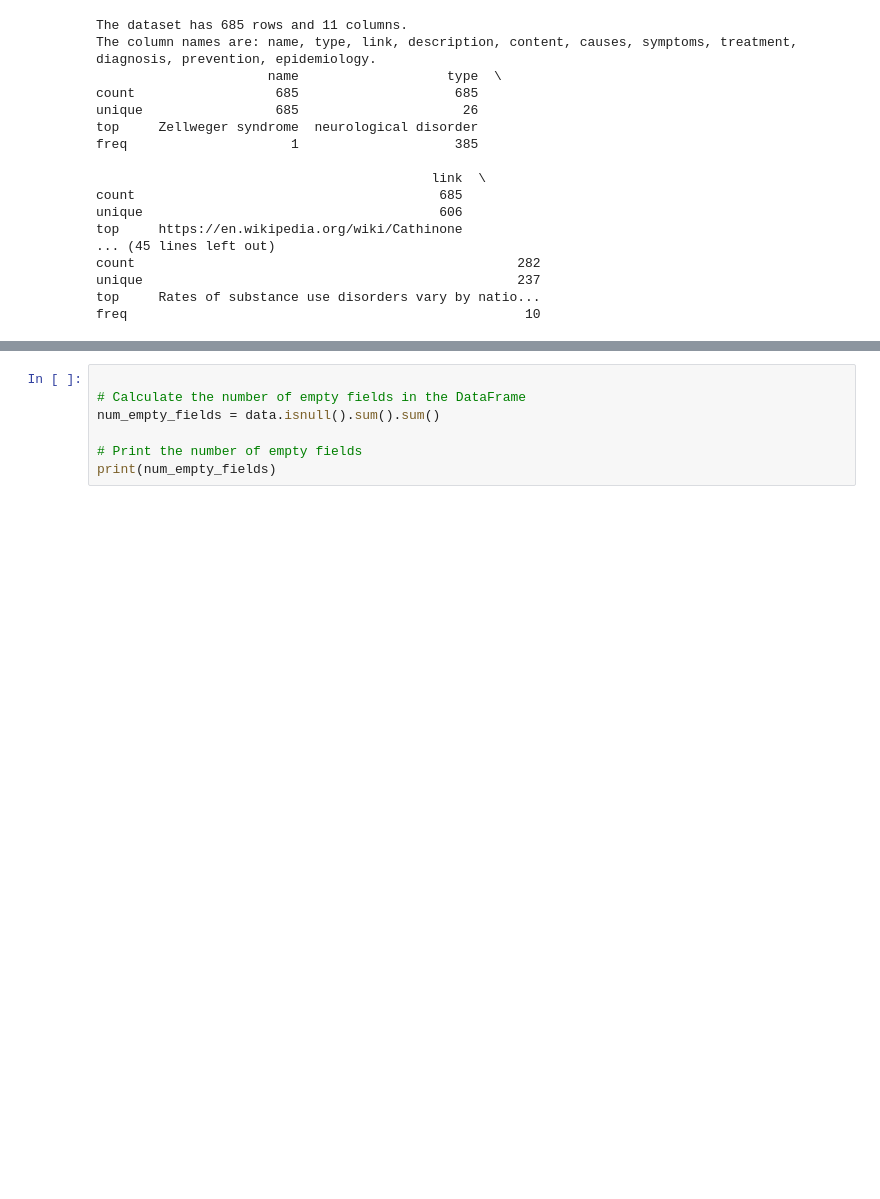
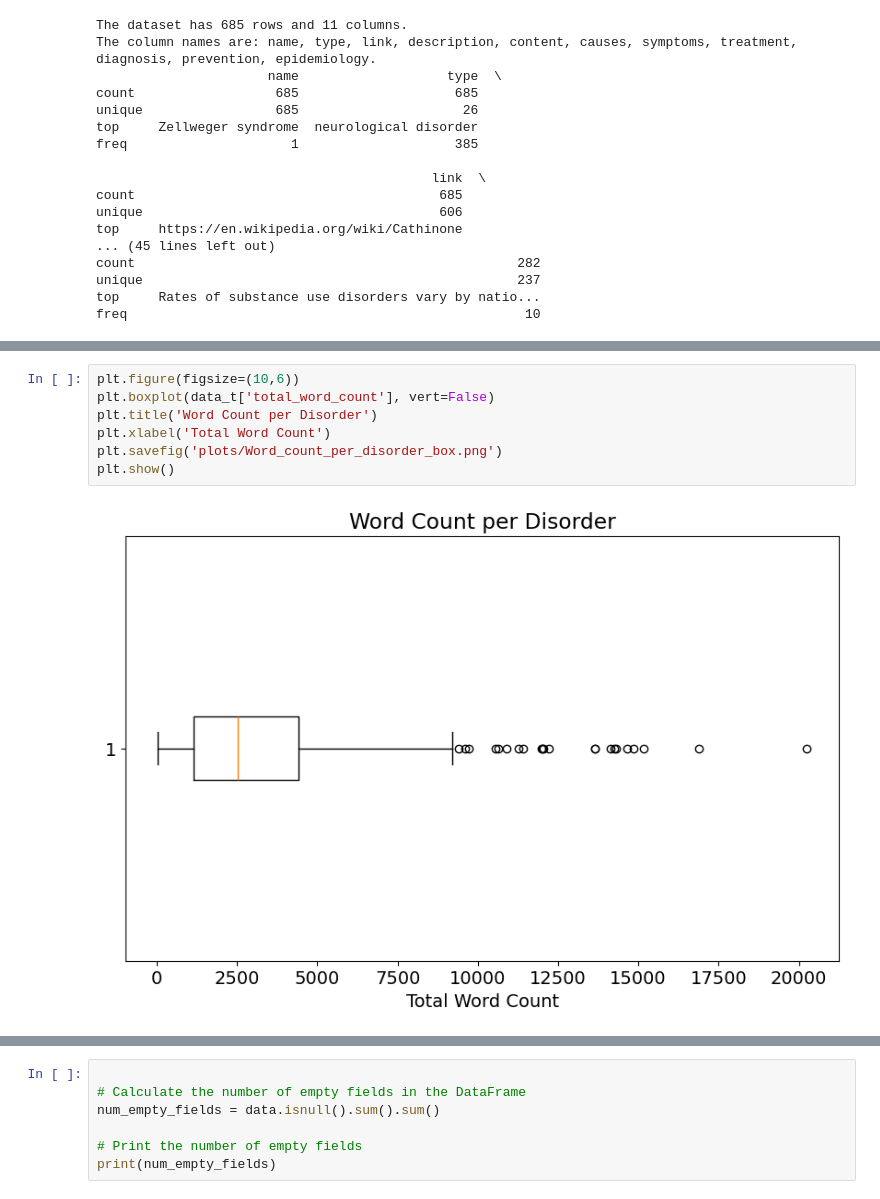
Before and after one commit to franciscoribeiro2003/Mental_Disorders_SearchEngine, a Jupyter notebook: analasys/exploration_data.ipynb, the cells around one changed output, grey strips where cells are left out. Saved outputs shown, nothing was run; the diff lists cells and outputs as text; blank space fills up the shorter version.

```diff
--- a/analasys/exploration_data.ipynb
+++ b/analasys/exploration_data.ipynb
@@ -66 +81,10 @@ plt.show()
+# %%
+plt.figure(figsize=(10,6))
+plt.boxplot(data_t['total_word_count'], vert=False)
+plt.title('Word Count per Disorder')
+plt.xlabel('Total Word Count')
+plt.savefig('plots/Word_count_per_disorder_box.png')
+plt.show()
+# %% [output]
+[figure, added]
 # %%
```
Also changed, not shown: parts of 16 cells of this notebook, 14 other files.
